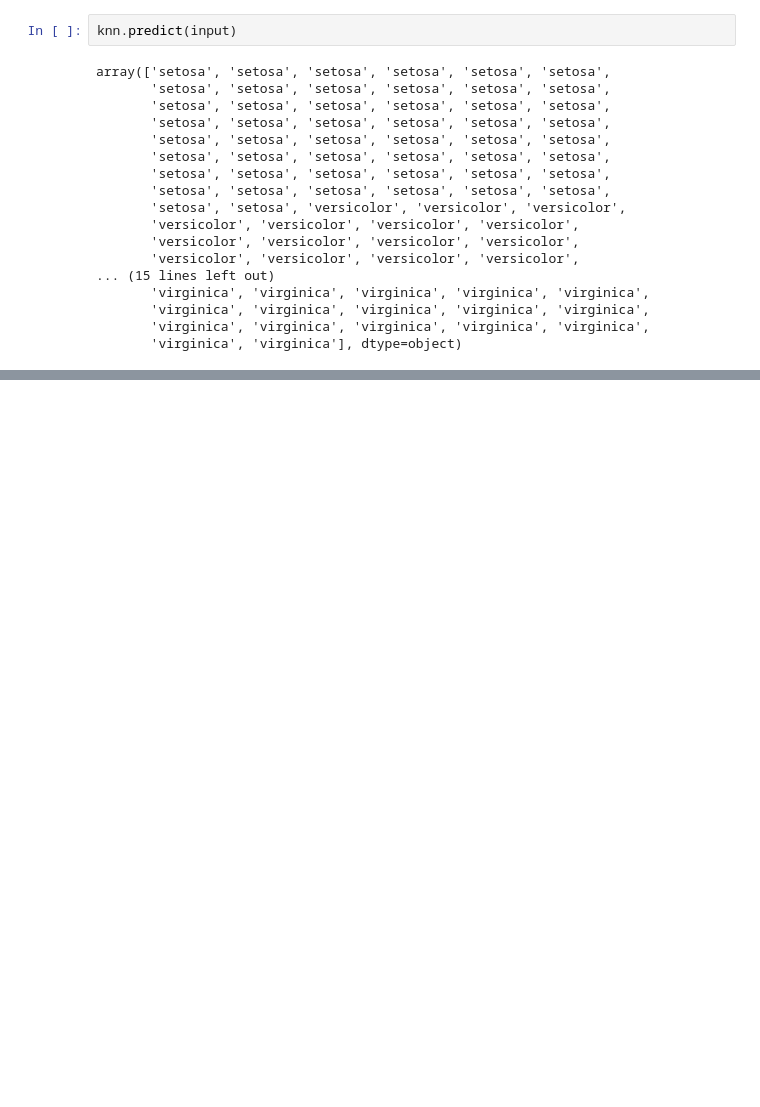
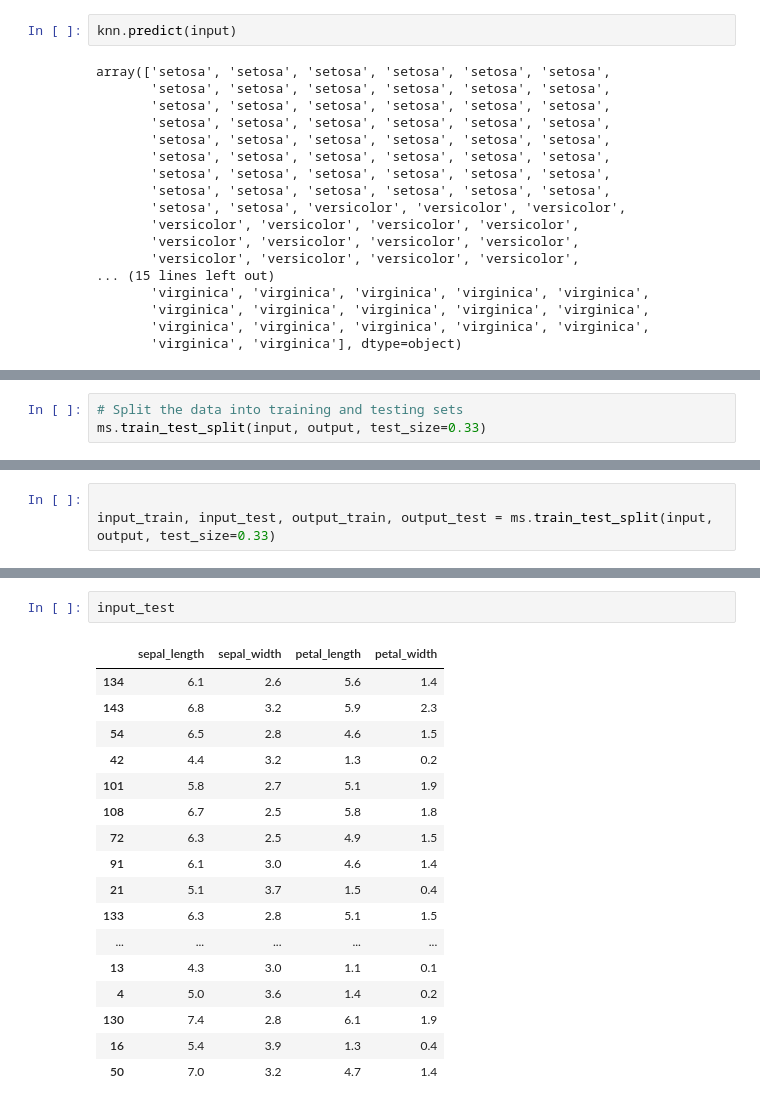
Before and after one commit to Tanjasta/Machine-Learning-and-Statistics, a Jupyter notebook: project.ipynb, the cells around one changed output, grey strips where cells are left out. Drawn from its saved outputs; the diff is of its cells as text; blank space fills up the shorter version.

Commit message:
some data manipulation done

```diff
--- a/project.ipynb
+++ b/project.ipynb
@@ -199,0 +221,3 @@ array(['setosa', 'setosa', 'setosa', 'setosa', 'setosa', 'setosa',
+# %%
+# Split the data into training and testing sets
+ms.train_test_split(input, output, test_size=0.33)
@@ -199,0 +242,3 @@ array(['setosa', 'setosa', 'setosa', 'setosa', 'setosa', 'setosa',
+# %%
+
+input_train, input_test, output_train, output_test = ms.train_test_split(input, output, test_size=0.33)
@@ -199,0 +261,20 @@ array(['setosa', 'setosa', 'setosa', 'setosa', 'setosa', 'setosa',
+# %%
+input_test
+# %% [output]
+|  | sepal_length | sepal_width | petal_length | petal_width |
+| 134 | 6.1 | 2.6 | 5.6 | 1.4 |
+| 143 | 6.8 | 3.2 | 5.9 | 2.3 |
+| 54 | 6.5 | 2.8 | 4.6 | 1.5 |
+| 42 | 4.4 | 3.2 | 1.3 | 0.2 |
+| 101 | 5.8 | 2.7 | 5.1 | 1.9 |
+| 108 | 6.7 | 2.5 | 5.8 | 1.8 |
+| 72 | 6.3 | 2.5 | 4.9 | 1.5 |
+| 91 | 6.1 | 3.0 | 4.6 | 1.4 |
+| 21 | 5.1 | 3.7 | 1.5 | 0.4 |
+| 133 | 6.3 | 2.8 | 5.1 | 1.5 |
+| ... | ... | ... | ... | ... |
+| 13 | 4.3 | 3.0 | 1.1 | 0.1 |
+| 4 | 5.0 | 3.6 | 1.4 | 0.2 |
+| 130 | 7.4 | 2.8 | 6.1 | 1.9 |
+| 16 | 5.4 | 3.9 | 1.3 | 0.4 |
+| 50 | 7.0 | 3.2 | 4.7 | 1.4 |
```
Also changed, not shown: parts of 15 cells of this notebook.
